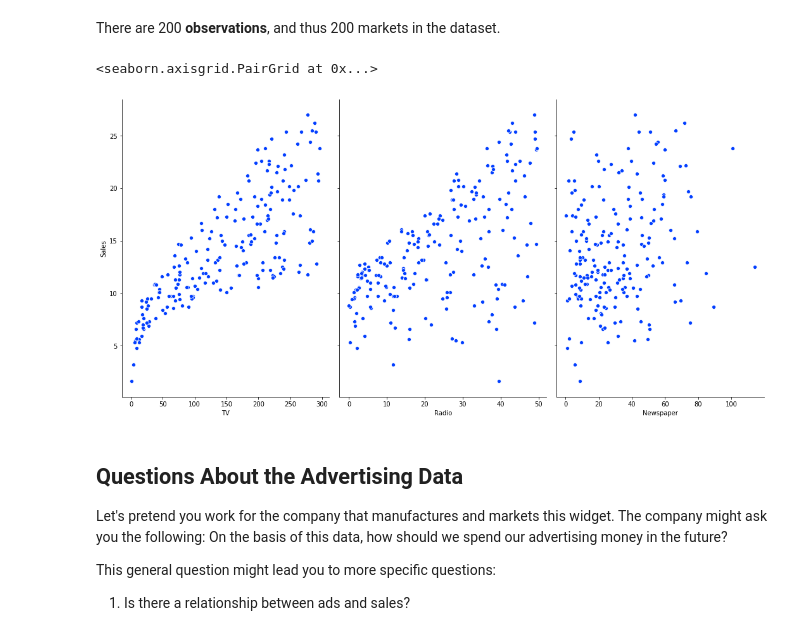
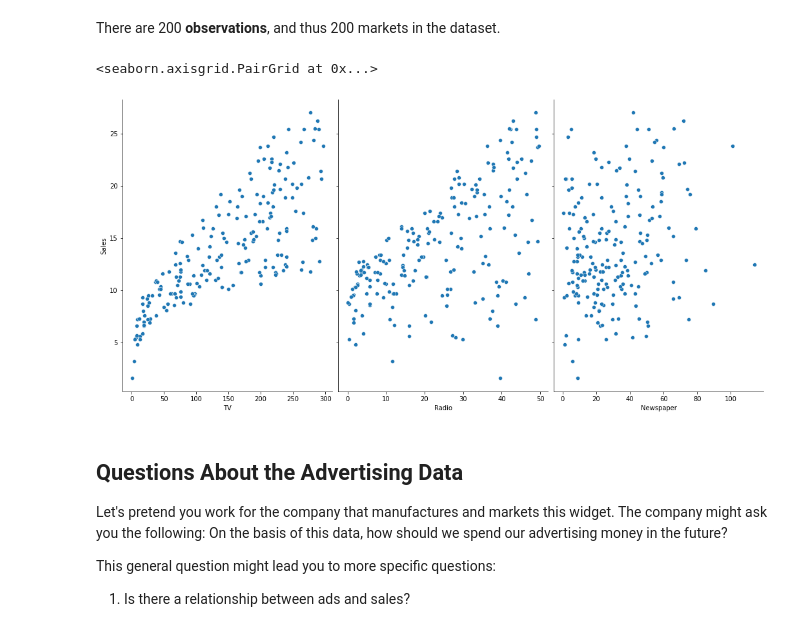
Before and after one commit to pac1310/AIO1.0_HandsOnWorkshop, a Jupyter notebook: Cisco_AIML_HandsOnWorkshot.ipynb, the cells around one changed output. Saved outputs shown, nothing was run; the diff lists cells and outputs as text; code cells hidden in the pictures.

```diff
--- a/Cisco_AIML_HandsOnWorkshot.ipynb
+++ b/Cisco_AIML_HandsOnWorkshot.ipynb
@@ -164,12 +192,12 @@ There are 200 **observations**, and thus 200 markets in the dataset.
 # %%
 # visualize the relationship between the features and the response using scatterplots
 # palette = sns.color_palette("bright")
 # Use palplot and pass in the variable:
-sns.set_palette("bright")
-sns.pairplot(data, x_vars=['TV','Radio','Newspaper'], y_vars='Sales', height=7, aspect=0.7, )
+# sns.set_palette("bright")
+sns.pairplot(data, x_vars=['TV','Radio','Newspaper'], y_vars='Sales', height=7, aspect=0.7, diag_kind=None)
 # %% [output]
 <seaborn.axisgrid.PairGrid at 0x...>
-[figure, old version]
+[figure, new version]
 # %% [markdown]
 ## Questions About the Advertising Data
 
```
Also changed, not shown: parts of 5 cells of this notebook.
